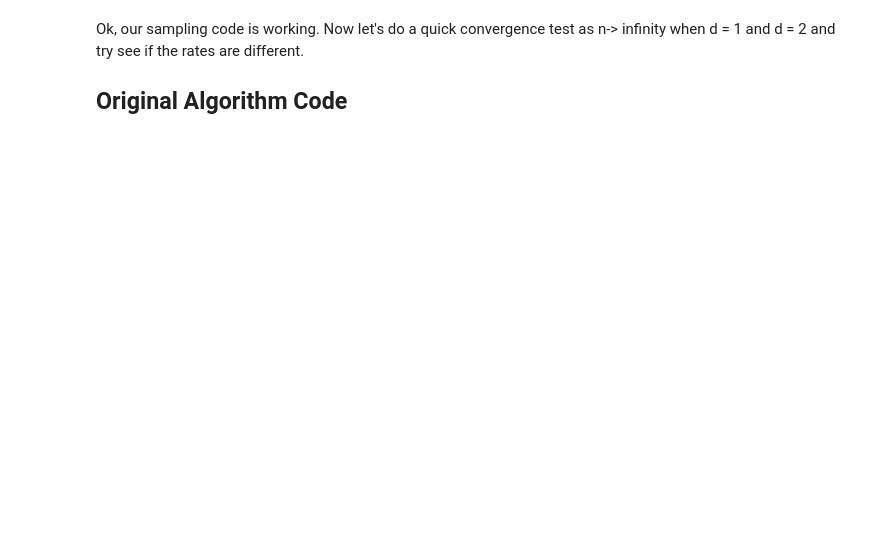
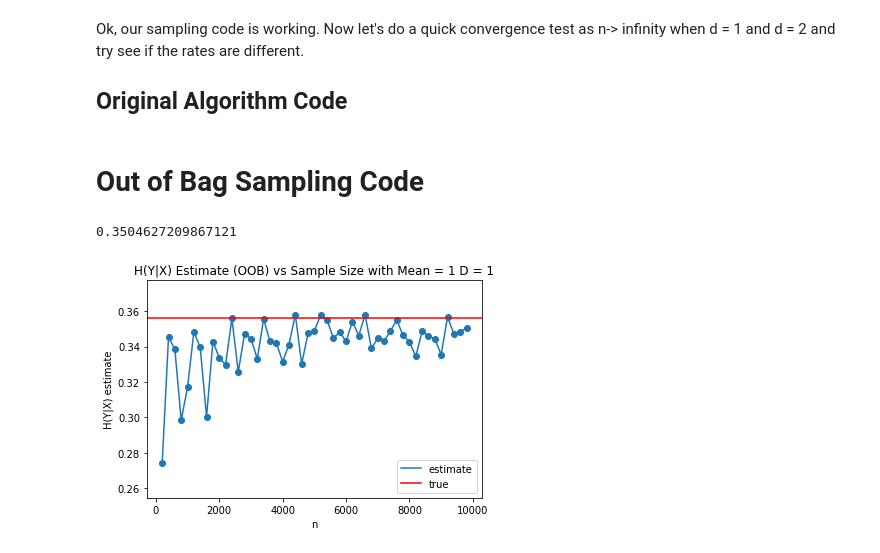
Before and after one commit to rguo123/conditional_entropy_forests, a Jupyter notebook: Random Forest Estimate in High Dimensions.ipynb, the cells around one changed output. Saved outputs shown, nothing was run; the diff lists cells and outputs as text; code cells hidden in the pictures; blank space fills up the shorter version.

```diff
--- a/Random Forest Estimate in High Dimensions.ipynb
+++ b/Random Forest Estimate in High Dimensions.ipynb
@@ -83,3 +83,5 @@ def estimate_conditional_entropy(X, y, n_trees = 10, max_depth = None, bootstrap
     # convert nan to 0
     entropies = np.nan_to_num(entropies)
     return np.mean(entropies)
+# %% [markdown]
+# Out of Bag Sampling Code
@@ -85,0 +124,34 @@ def estimate_conditional_entropy(X, y, n_trees = 10, max_depth = None, bootstrap
+# %%
+np.warnings.filterwarnings('ignore')
+from tqdm import tqdm
+
+def get_cond_entropy_vs_n(mean, d, depth):
+    conditional_entropy = []
+    sample_sizes = [i*200 for i in range(1, 50)]
+    for elem in tqdm(sample_sizes):
+        X, y = get_multivariate_sample(elem, d, mean)
+        conditional_entropy.append(estimate_conditional_entropy(np.array(X), y, 200, depth, bootstrap = False))
+    return sample_sizes, conditional_entropy
+
+def get_cond_entropy_vs_n_oob(mean, d, depth):
+    conditional_entropy = []
+    sample_sizes = [i*200 for i in range(1, 50)]
+    for elem in tqdm(sample_sizes):
+        X, y = get_multivariate_sample(elem, d, mean)
+        conditional_entropy.append(rf_entropy_estimate_bagging(np.array(X), y, 200, .63, bootstrap = True, depth = depth))
+    return sample_sizes, conditional_entropy
+
+
+sample_sizes, cond_entropy = get_cond_entropy_vs_n_oob(1, 1, 4)
+print(cond_entropy[-1])
+plt.scatter(sample_sizes, cond_entropy)
+line_est, = plt.plot(sample_sizes, cond_entropy, label = "estimate")
+line_true = plt.axhline(y=.356, color='r', linestyle='-', label = "true")
+plt.xlabel("n")
+plt.ylabel("H(Y|X) estimate")
+plt.legend(handles=[line_est, line_true])
+plt.title("H(Y|X) Estimate (OOB) vs Sample Size with Mean = 1 D = 1")
+plt.show()
+# %% [output]
+0.3504627209867121
+[figure, added]
```
Also changed, not shown: parts of 26 cells of this notebook, 3 other files.
